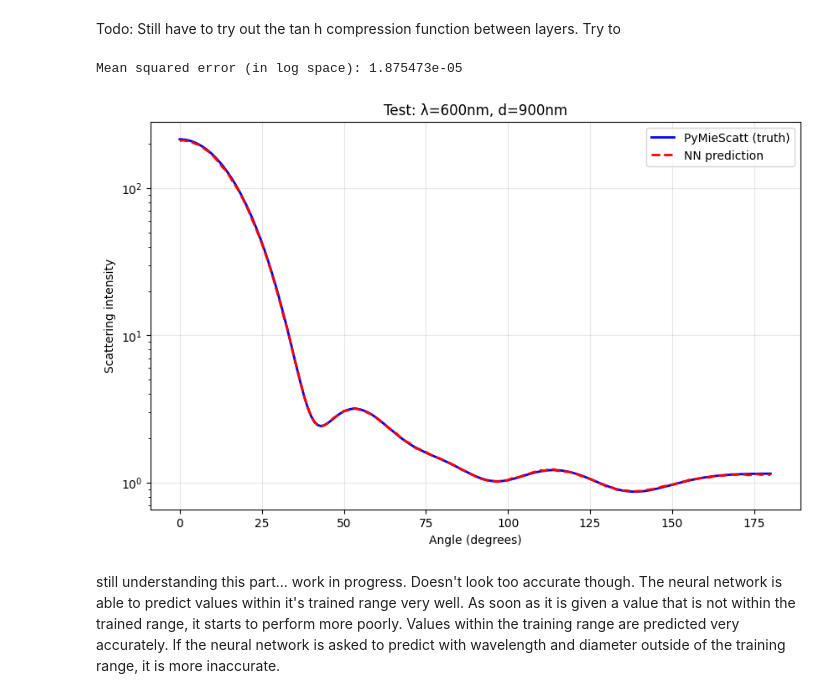
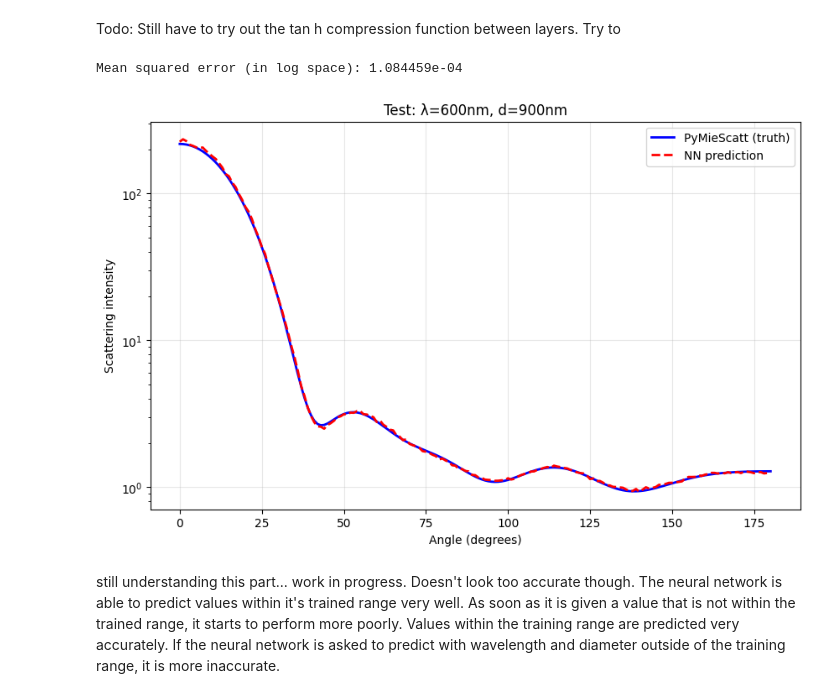
Before and after one commit to james-613/Simple-Mie-Theory-Neural-Network, a Jupyter notebook: simple_mie_theory_NN.ipynb, the cells around one changed output. Cells and saved outputs as stored; diff of their text form; code cells hidden in the pictures.

Commit message:
adapted neural network to take 4 parameters, the two before: diameter and wavelength as well as n and k for the refractive index

```diff
--- a/simple_mie_theory_NN.ipynb
+++ b/simple_mie_theory_NN.ipynb
@@ -44,13 +44,13 @@ First few SU values: [274.50568018 273.77890685 271.60879971 268.02578541 263.07
 N_SAMPLES = 1000
 
 # Pre-allocate arrays
-inputs = np.zeros((N_SAMPLES, 2))     # 2 features: wavelength, diameter
+inputs = np.zeros((N_SAMPLES, 4))     # 2 features: wavelength, diameter
 outputs = np.zeros((N_SAMPLES, 181))  # 181 angles per curve
 
 # Fixed values for brown carbon
-n = 1.6
-k = 1.0
-m = complex(n, k)
+# n = 1.6
+# k = 1.0
+# m = complex(n, k)
 
 print("Generating training data through physics")
 
@@ -58,6 +58,9 @@ for i in range(N_SAMPLES):
     # Sample random wavelength and diameter
     wavelength = np.random.uniform(450, 550)
     diameter = np.random.uniform(700, 900)
+    n = np.random.uniform(1.5, 1.86) # following the paper from Liu et al
+    k = np.random.uniform(0.68, 1.00) # following the paper from Liu et al
+    m = complex(n, k)
 
     # Run Mie calculation, we'll treat this as the accurate data
     theta, SL, SR, SU = ps.ScatteringFunction(
@@ -66,7 +69,7 @@ for i in range(N_SAMPLES):
     )
 
     # Store inputs and outputs
-    inputs[i] = [wavelength, diameter]
+    inputs[i] = [wavelength, diameter, n, k]
     outputs[i] = SU
 
     if i % 100 == 0:
@@ -125,6 +128,8 @@ log_outputs = np.log10(outputs)   # base-10 log
 inputs_norm = np.zeros_like(inputs)
 inputs_norm[:, 0] = (inputs[:, 0] - 450) / 100   # wavelength
 inputs_norm[:, 1] = (inputs[:, 1] - 700) / 200   # diameter
+inputs_norm[:, 2] = (inputs[:, 2] - 1.5) / (1.86-1.5) # normalize n
+inputs_norm[:, 3] = (inputs[:, 3] - 0.68) / (1.00-0.68) # normalize n
 
 # 3. Train/test split — first 800 train, last 200 test
 X_train = inputs_norm[:800] # contains wavelength and diameter
@@ -155,13 +160,15 @@ Sample input (normalized): tensor([0.3745, 0.9507])
 Split the data into training and testing data, formatting the data so it's ready for training. Converting numpy arrays into Tensors.
 # %%
 model = nn.Sequential(
-     nn.Linear(2, 128),       # input layer: 2 features → 64 neurons
+    nn.Linear(4, 128),       # input layer: 4 features to 128 neurons
     nn.GELU(),
-    nn.Linear(128, 256),     # hidden layer: 64 → 128
+    nn.Linear(128, 256),     # hidden layer: 128 to 256
     nn.GELU(),
-    nn.Linear(256, 256),     # output layer: 128 → 181 (one per angle)
+    nn.Linear(256, 256),
     nn.GELU(),
-    nn.Linear(256, 181),
+    nn.Linear(256, 256),     # output layer: 256 to 256 (one per angle)
+    nn.GELU(),
+    nn.Linear(256, 181),    # ouput layer: 256 to 181
 )
 
 print(model)
@@ -375,14 +384,16 @@ tensor([2.7548, 2.7532, 2.7483, 2.7401, 2.7286, 2.7137, 2.6955, 2.6738, 2.6486,
 # %% [markdown]
 Todo: Still have to try out the tan h compression function between layers. Try to
 # %%
-def predict_scattering(wavelength, diameter):
+def predict_scattering(wavelength, diameter, n, k):
     """Predict scattering curve for a given wavelength and diameter."""
     # Normalize the inputs the same way we did during training
     norm_wavelength = (wavelength - 450) / 100
     norm_diameter   = (diameter - 700) / 200
+    norm_n = (n-1.5)/(1.86-1.5)
+    norm_k = (k-0.68)/(0.32)
 
     # Convert to tensor with shape (1, 2) — one example, two features
-    input_tensor = torch.FloatTensor([[norm_wavelength, norm_diameter]])
+    input_tensor = torch.FloatTensor([[norm_wavelength, norm_diameter, norm_n, norm_k]])
 
     # Run through the network
     with torch.no_grad():
@@ -394,42 +405,43 @@ def predict_scattering(wavelength, diameter):
     return pred_curve
 
 
-def true_scattering(wavelength, diameter):
+def true_scattering(wavelength, diameter, n, k):
     """Compute the actual PyMieScatt scattering curve."""
-    m = complex(1.6, 1.0)  # brown carbon
+    m = complex(n, k) # for any set of parameters
     theta, SL, SR, SU = ps.ScatteringFunction(
         m, wavelength, diameter,
         minAngle=0, maxAngle=180, angularResolution=1
     )
     return SU
 
 
 # Pick any wavelength and diameter to test
 test_wavelength = 600  # nm
 test_diameter = 900    # nm
-
+test_n = 1.9
+test_k = 1.0
 # Get both predictions
-nn_curve = predict_scattering(test_wavelength, test_diameter)
-true_curve = true_scattering(test_wavelength, test_diameter)
+nn_curve = predict_scattering(test_wavelength, test_diameter, test_n, test_k)
+true_curve = true_scattering(test_wavelength, test_diameter, test_n, test_k)
 
 # Calculate error
 error = np.mean((np.log10(nn_curve) - np.log10(true_curve))**2)
 print(f"Mean squared error (in log space): {error:.6e}")
 
 # Plot
 plt.figure(figsize=(10, 6))
 plt.plot(true_curve, '-',  color='blue', linewidth=2, label='PyMieScatt (truth)')
 plt.plot(nn_curve,   '--', color='red',  linewidth=2, label='NN prediction')
 plt.xlabel("Angle (degrees)")
 plt.ylabel("Scattering intensity")
 plt.title(f"Test: λ={test_wavelength}nm, d={test_diameter}nm")
 plt.yscale('log')
 plt.legend()
 plt.grid(True, alpha=0.3)
 plt.show()
 # %% [output]
-Mean squared error (in log space): 1.875473e-05
+Mean squared error (in log space): 1.084459e-04
-[figure, old version]
+[figure, new version]
 # %% [markdown]
 still understanding this part... work in progress. Doesn't look too accurate though. The neural network is able to predict values within it's trained range very well. As soon as it is given a value that is not within the trained range, it starts to perform more poorly. Values within the training range are predicted very accurately. If the neural network is asked to predict with wavelength and diameter outside of the training range, it is more inaccurate.
 # %% [markdown]
```
Also changed, not shown: parts of 7 cells of this notebook.
